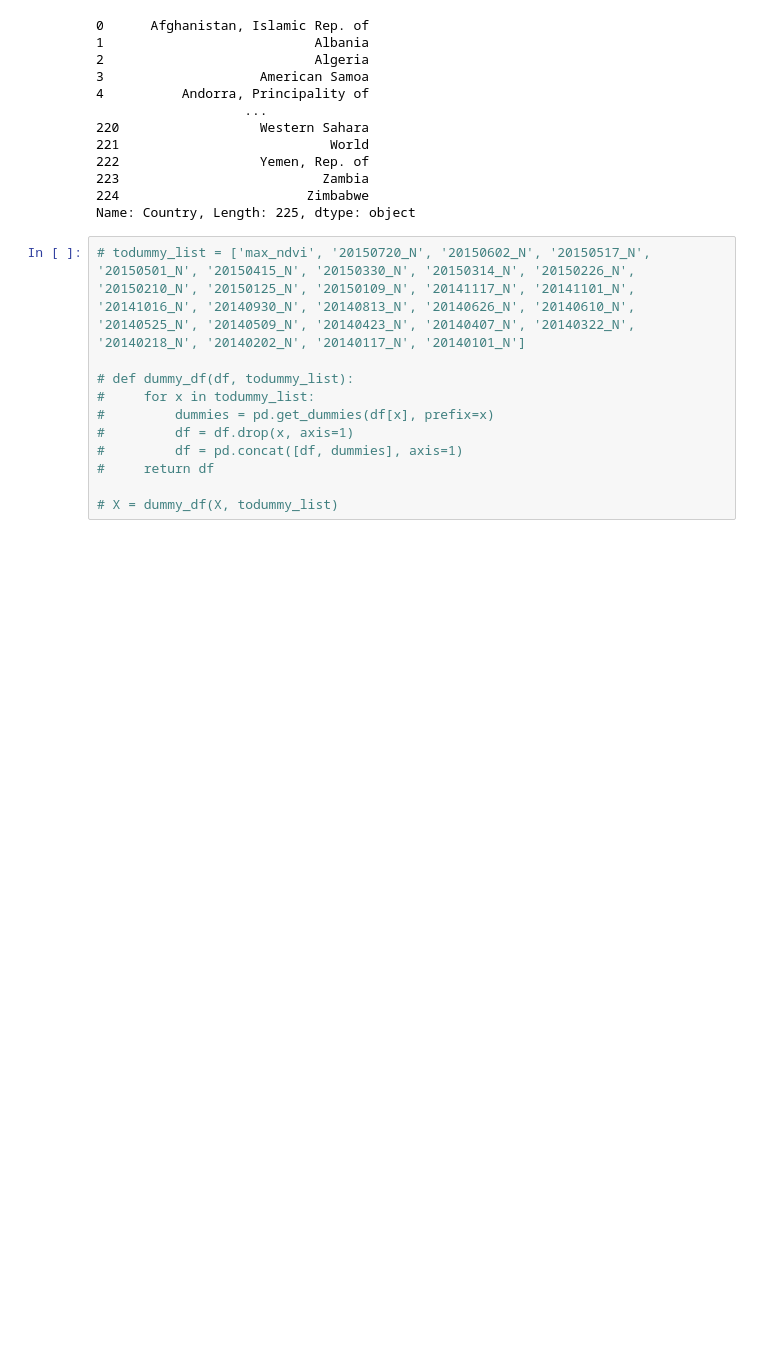
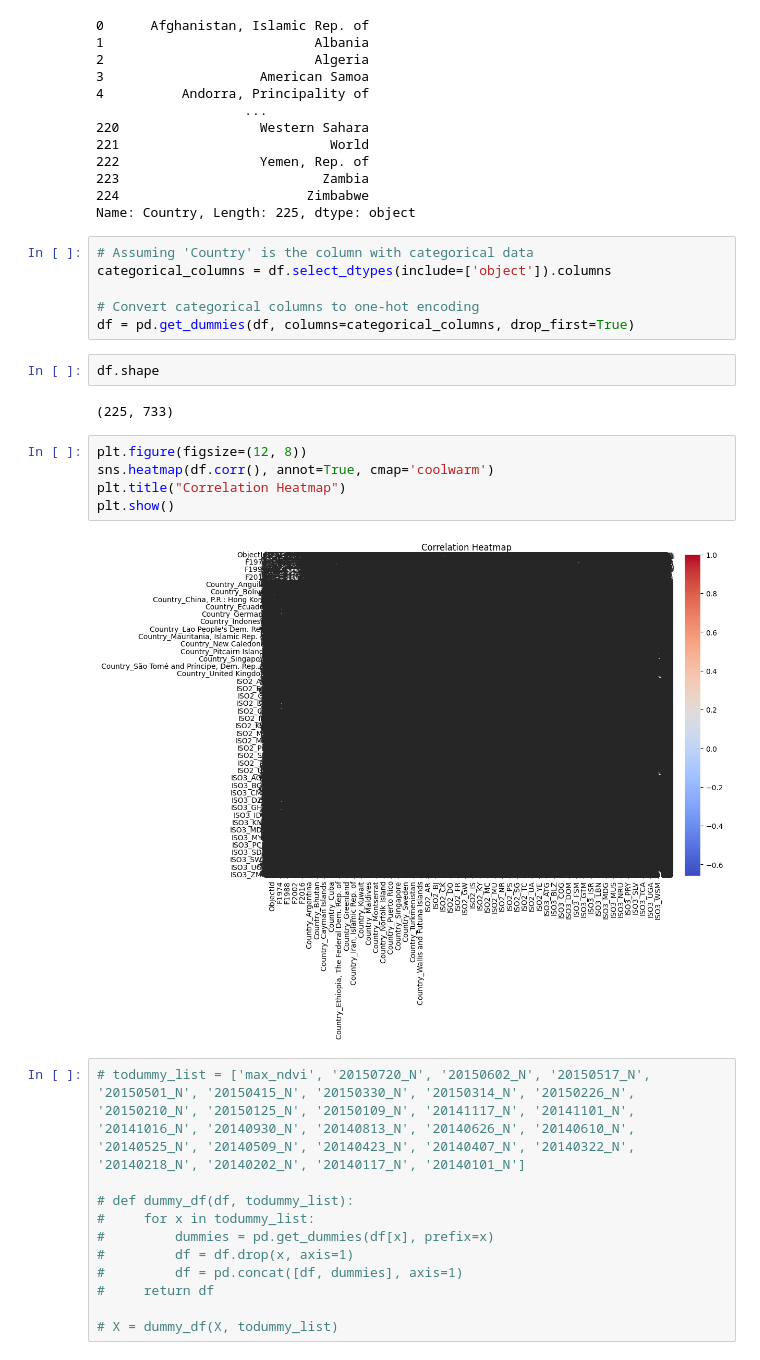
Before and after one commit to nomanrafi/Climate-Change, a Jupyter notebook: climate-change.ipynb, the cells around one changed output. Saved outputs shown, nothing was run; the diff lists cells and outputs as text; blank space fills up the shorter version.

```diff
--- a/climate-change.ipynb
+++ b/climate-change.ipynb
@@ -99,6 +126,23 @@ df['Country']
 223                          Zambia
 224                        Zimbabwe
 Name: Country, Length: 225, dtype: object
+# %%
+# Assuming 'Country' is the column with categorical data
+categorical_columns = df.select_dtypes(include=['object']).columns
+
+# Convert categorical columns to one-hot encoding
+df = pd.get_dummies(df, columns=categorical_columns, drop_first=True)
+# %%
+df.shape
+# %% [output]
+(225, 733)
+# %%
+plt.figure(figsize=(12, 8))
+sns.heatmap(df.corr(), annot=True, cmap='coolwarm')
+plt.title("Correlation Heatmap")
+plt.show()
+# %% [output]
+[figure, added]
 # %%
 # todummy_list = ['max_ndvi', '20150720_N', '20150602_N', '20150517_N', '20150501_N', '20150415_N', '20150330_N', '20150314_N', '20150226_N', '20150210_N', '20150125_N', '20150109_N', '20141117_N', '20141101_N', '20141016_N', '20140930_N', '20140813_N', '20140626_N', '20140610_N', '20140525_N', '20140509_N', '20140423_N', '20140407_N', '20140322_N', '20140218_N', '20140202_N', '20140117_N', '20140101_N']
 
```
Also changed, not shown: parts of 4 cells of this notebook.
